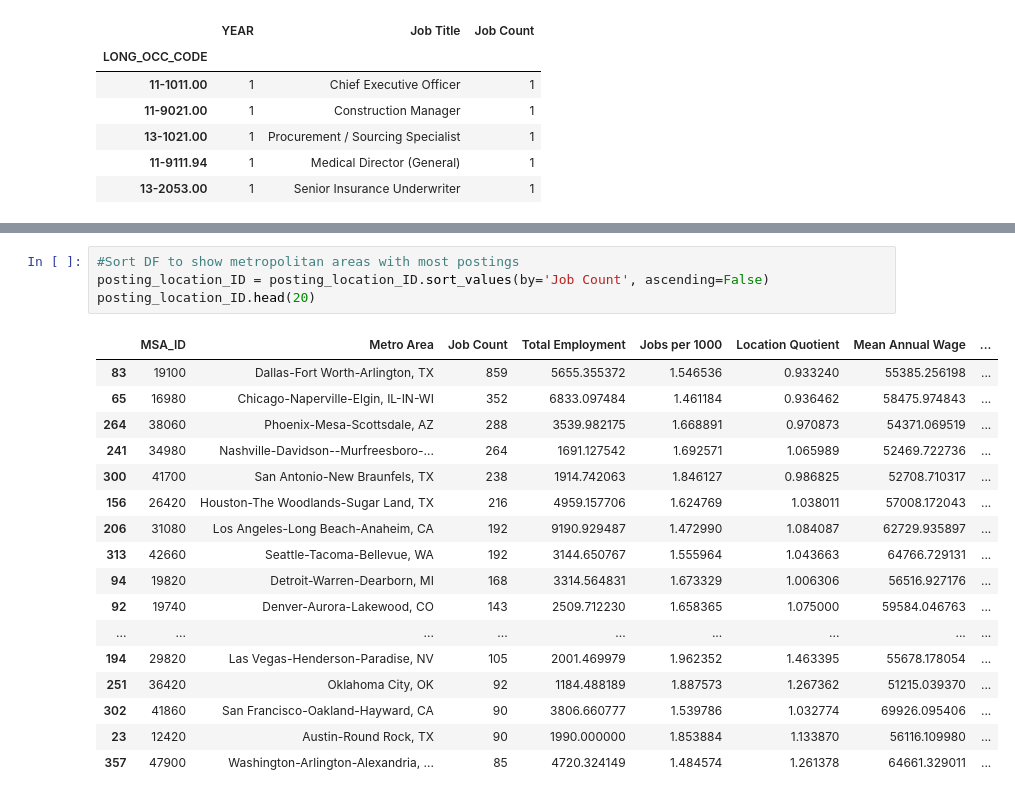
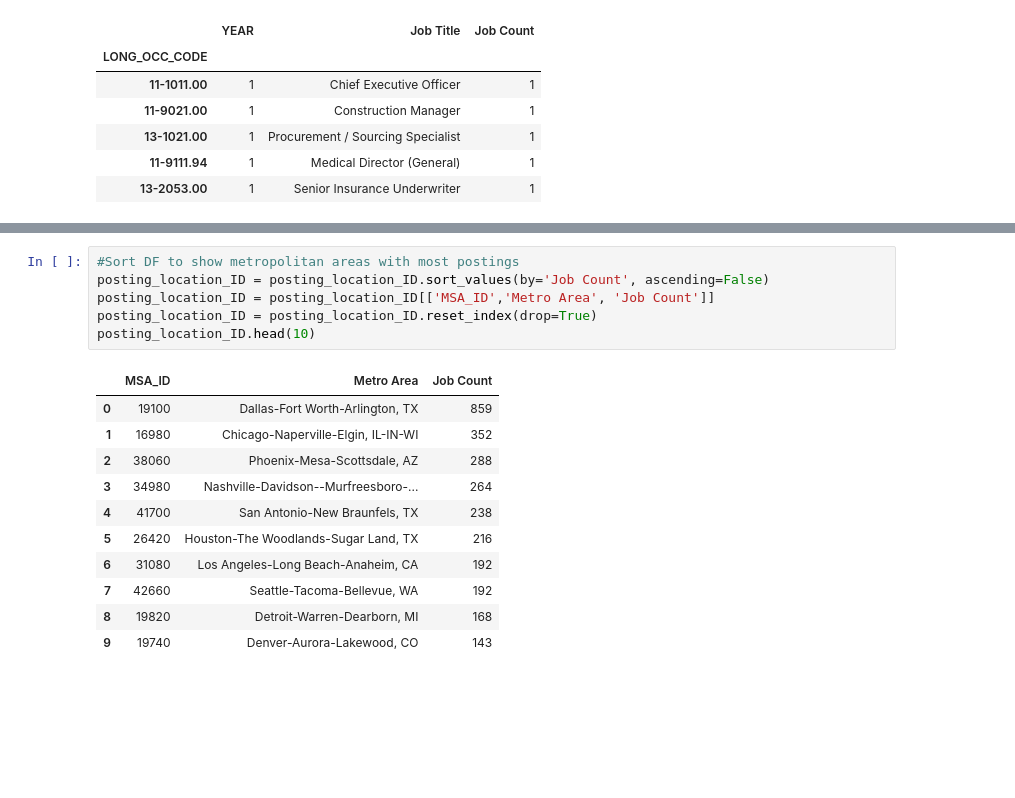
Before and after one commit to JMWilliams3790/AnonCoUSA, a Jupyter notebook: Exploration-Analysis/AnonCoExplore.ipynb, the cells around one changed output, grey strips where cells are left out. Cells and saved outputs as stored; diff of their text form; blank space fills up the shorter version.

Commit message:
zoomed in on greater postings

```diff
--- a/Exploration-Analysis/AnonCoExplore.ipynb
+++ b/Exploration-Analysis/AnonCoExplore.ipynb
@@ -891,22 +984,18 @@ fig.show()
 # %%
 #Sort DF to show metropolitan areas with most postings
 posting_location_ID = posting_location_ID.sort_values(by='Job Count', ascending=False)
-posting_location_ID.head(20)
+posting_location_ID = posting_location_ID[['MSA_ID','Metro Area', 'Job Count']]
+posting_location_ID = posting_location_ID.reset_index(drop=True)
+posting_location_ID.head(10)
 # %% [output]
-|  | MSA_ID | Metro Area | Job Count | Total Employment | Jobs per 1000 | Location Quotient | Mean Annual Wage | ... |
-| 83 | 19100 | Dallas-Fort Worth-Arlington, TX | 859 | 5655.355372 | 1.546536 | 0.933240 | 55385.256198 | ... |
-| 65 | 16980 | Chicago-Naperville-Elgin, IL-IN-WI | 352 | 6833.097484 | 1.461184 | 0.936462 | 58475.974843 | ... |
-| 264 | 38060 | Phoenix-Mesa-Scottsdale, AZ | 288 | 3539.982175 | 1.668891 | 0.970873 | 54371.069519 | ... |
-| 241 | 34980 | Nashville-Davidson--Murfreesboro-... | 264 | 1691.127542 | 1.692571 | 1.065989 | 52469.722736 | ... |
-| 300 | 41700 | San Antonio-New Braunfels, TX | 238 | 1914.742063 | 1.846127 | 0.986825 | 52708.710317 | ... |
-| 156 | 26420 | Houston-The Woodlands-Sugar Land, TX | 216 | 4959.157706 | 1.624769 | 1.038011 | 57008.172043 | ... |
-| 206 | 31080 | Los Angeles-Long Beach-Anaheim, CA | 192 | 9190.929487 | 1.472990 | 1.084087 | 62729.935897 | ... |
-| 313 | 42660 | Seattle-Tacoma-Bellevue, WA | 192 | 3144.650767 | 1.555964 | 1.043663 | 64766.729131 | ... |
-| 94 | 19820 | Detroit-Warren-Dearborn, MI | 168 | 3314.564831 | 1.673329 | 1.006306 | 56516.927176 | ... |
-| 92 | 19740 | Denver-Aurora-Lakewood, CO | 143 | 2509.712230 | 1.658365 | 1.075000 | 59584.046763 | ... |
-| ... | ... | ... | ... | ... | ... | ... | ... | ... |
-| 194 | 29820 | Las Vegas-Henderson-Paradise, NV | 105 | 2001.469979 | 1.962352 | 1.463395 | 55678.178054 | ... |
-| 251 | 36420 | Oklahoma City, OK | 92 | 1184.488189 | 1.887573 | 1.267362 | 51215.039370 | ... |
-| 302 | 41860 | San Francisco-Oakland-Hayward, CA | 90 | 3806.660777 | 1.539786 | 1.032774 | 69926.095406 | ... |
-| 23 | 12420 | Austin-Round Rock, TX | 90 | 1990.000000 | 1.853884 | 1.133870 | 56116.109980 | ... |
-| 357 | 47900 | Washington-Arlington-Alexandria, ... | 85 | 4720.324149 | 1.484574 | 1.261378 | 64661.329011 | ... |
+|  | MSA_ID | Metro Area | Job Count |
+| 0 | 19100 | Dallas-Fort Worth-Arlington, TX | 859 |
+| 1 | 16980 | Chicago-Naperville-Elgin, IL-IN-WI | 352 |
+| 2 | 38060 | Phoenix-Mesa-Scottsdale, AZ | 288 |
+| 3 | 34980 | Nashville-Davidson--Murfreesboro-... | 264 |
+| 4 | 41700 | San Antonio-New Braunfels, TX | 238 |
+| 5 | 26420 | Houston-The Woodlands-Sugar Land, TX | 216 |
+| 6 | 31080 | Los Angeles-Long Beach-Anaheim, CA | 192 |
+| 7 | 42660 | Seattle-Tacoma-Bellevue, WA | 192 |
+| 8 | 19820 | Detroit-Warren-Dearborn, MI | 168 |
+| 9 | 19740 | Denver-Aurora-Lakewood, CO | 143 |
```
Also changed, not shown: parts of 11 cells of this notebook.
